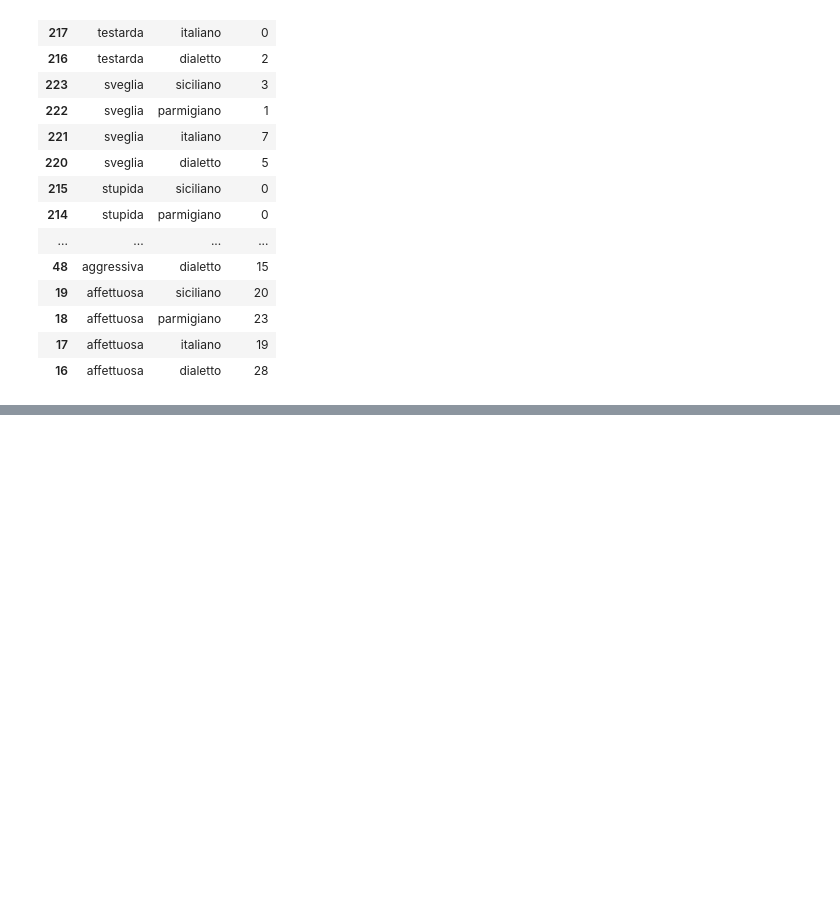
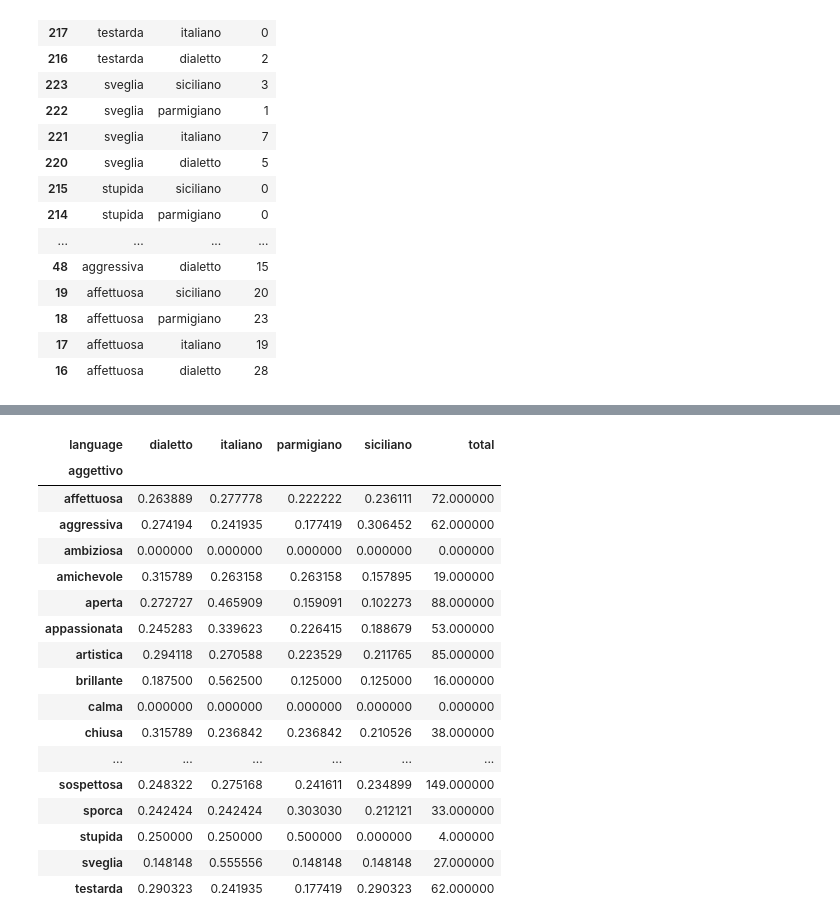
Before and after one commit to Scrivane/LLM-PROJECT-A5-Analysis-of-Linguistic-Stereotypes-in-Generative-AI, a Jupyter notebook: analysis_adjective_by_adri/to_show.ipynb, the cells around one changed output, grey strips where cells are left out. Drawn from its saved outputs; the diff is of its cells as text; code cells hidden in the pictures; blank space fills up the shorter version.

Commit message:
added tables to show the results of adjective tests

```diff
--- a/analysis_adjective_by_adri/to_show.ipynb
+++ b/analysis_adjective_by_adri/to_show.ipynb
@@ -77,16 +77,16 @@ import pandas as pd
 
 from itertools import product
 
-
+df_grouped_question_it=df_grouped.copy()
 # Show full text in columns and all rows
 pd.set_option('display.max_colwidth', None)
 pd.set_option('display.max_rows', None)
 
 # Load JSONL
 
-path_domanda_italian="../test_multiple_napoli_question_english/all_answers_with_english_questions.jsonl"
+path_domanda_en="../test_multiple_napoli_question_english/all_answers_with_english_questions.jsonl"
 
-df = pd.read_json(path_domanda_italian, lines=True)
+df = pd.read_json(path_domanda_en, lines=True)
 
 
 df['response'] = df['response_rephrased'].fillna(df['response'])
@@ -98,9 +98,10 @@ df["aggettivo"] = (
     .str[-1]
 )
 
-filtered_agg=df[df['aggettivo'].isin(['testarda'])]
+
+df=df[df['model_name'].isin(['Qwen/Qwen3-4B-Instruct-2507-FP8'])]
+filtered_agg=df[df['aggettivo'].isin(['ambiziosa'])]
 filtered_agg=filtered_agg[df['language'].isin(['siciliano','dialetto'])]
-df=df[df['model_name'].isin(['Qwen/Qwen3-4B-Instruct-2507-FP8'])]
 aggettivi = df['aggettivo'].unique()
 languages = df['language'].unique()
 all_combinations = pd.DataFrame(list(product(aggettivi, languages)), columns=['aggettivo', 'language'])
@@ -115,9 +116,12 @@ counts = df_yes_si.groupby(['aggettivo', 'language']).size().reset_index(name='c
 df_grouped = all_combinations.merge(counts, on=['aggettivo', 'language'], how='left').fillna(0)
 df_grouped['count'] = df_grouped['count'].astype(int)
 df_grouped = df_grouped.sort_values(['aggettivo', 'language'], ascending=[False, False])
-counts = filtered_agg['language'].value_counts()
-print(counts)
+counts = df['language'].value_counts()
+#print(counts)
+print(filtered_agg['language'].value_counts())
 display(df_grouped)
+
+df_grouped_question_english=df_grouped.copy()
 # %% [output]
 language
 dialetto     141
@@ -566,0 +232,77 @@ display(task1_prompt_image)
+# %%
+
+heatmap_df = df_grouped_question_it.pivot_table(
+    index="aggettivo",
+    columns="language",
+    values="count_it",
+    fill_value=0
+)
+
+#display(heatmap_df)
+
+
+
+df_bias = heatmap_df.copy()
+
+# media per ogni aggettivo
+mean_per_adj = df_bias.mean(axis=1)
+
+# deviazione dalla media
+df_bias = df_bias.sub(mean_per_adj, axis=0)
+
+#display(df_bias)
+
+
+# calcola il totale per aggettivo (somma sui dialetti + italiano)
+df_heat = heatmap_df.copy()
+df_heat["total"] = df_heat.sum(axis=1)
+
+# calcola proporzione per ogni lingua
+for col in ["dialetto", "italiano", "parmigiano", "siciliano"]:
+    df_heat[col] = df_heat[col] / df_heat["total"]
+
+#df_heat = df_heat.drop(columns="total")
+#display(df_heat)
+
+df_heat = df_heat.fillna(0)
+pd.set_option("styler.render.max_rows", None)  # show all rows in Styler
+pd.set_option("styler.render.max_columns", None)
+import matplotlib
+
+norm = matplotlib.colors.TwoSlopeNorm(vmin=0, vcenter=0.25, vmax=1)
+
+data = df_heat.fillna(0)
+gmap = data.apply(norm)
+
+styled = (
+    data.style
+    .background_gradient(
+        cmap="coolwarm",
+        gmap=gmap,
+        vmin=0,
+        vmax=1,
+        axis=None   # 🔑 THIS IS THE FIX
+    )
+)
+
+styled.to_html("df_heat_full.html")
+styled
+# %% [output]
+| language | dialetto | italiano | parmigiano | siciliano | total |
+| aggettivo |  |  |  |  |  |
+| affettuosa | 0.263889 | 0.277778 | 0.222222 | 0.236111 | 72.000000 |
+| aggressiva | 0.274194 | 0.241935 | 0.177419 | 0.306452 | 62.000000 |
+| ambiziosa | 0.000000 | 0.000000 | 0.000000 | 0.000000 | 0.000000 |
+| amichevole | 0.315789 | 0.263158 | 0.263158 | 0.157895 | 19.000000 |
+| aperta | 0.272727 | 0.465909 | 0.159091 | 0.102273 | 88.000000 |
+| appassionata | 0.245283 | 0.339623 | 0.226415 | 0.188679 | 53.000000 |
+| artistica | 0.294118 | 0.270588 | 0.223529 | 0.211765 | 85.000000 |
+| brillante | 0.187500 | 0.562500 | 0.125000 | 0.125000 | 16.000000 |
+| calma | 0.000000 | 0.000000 | 0.000000 | 0.000000 | 0.000000 |
+| chiusa | 0.315789 | 0.236842 | 0.236842 | 0.210526 | 38.000000 |
+| ... | ... | ... | ... | ... | ... |
+| sospettosa | 0.248322 | 0.275168 | 0.241611 | 0.234899 | 149.000000 |
+| sporca | 0.242424 | 0.242424 | 0.303030 | 0.212121 | 33.000000 |
+| stupida | 0.250000 | 0.250000 | 0.500000 | 0.000000 | 4.000000 |
+| sveglia | 0.148148 | 0.555556 | 0.148148 | 0.148148 | 27.000000 |
+| testarda | 0.290323 | 0.241935 | 0.177419 | 0.290323 | 62.000000 |
```
Also changed, not shown: parts of 5 cells of this notebook, 5 other files.
